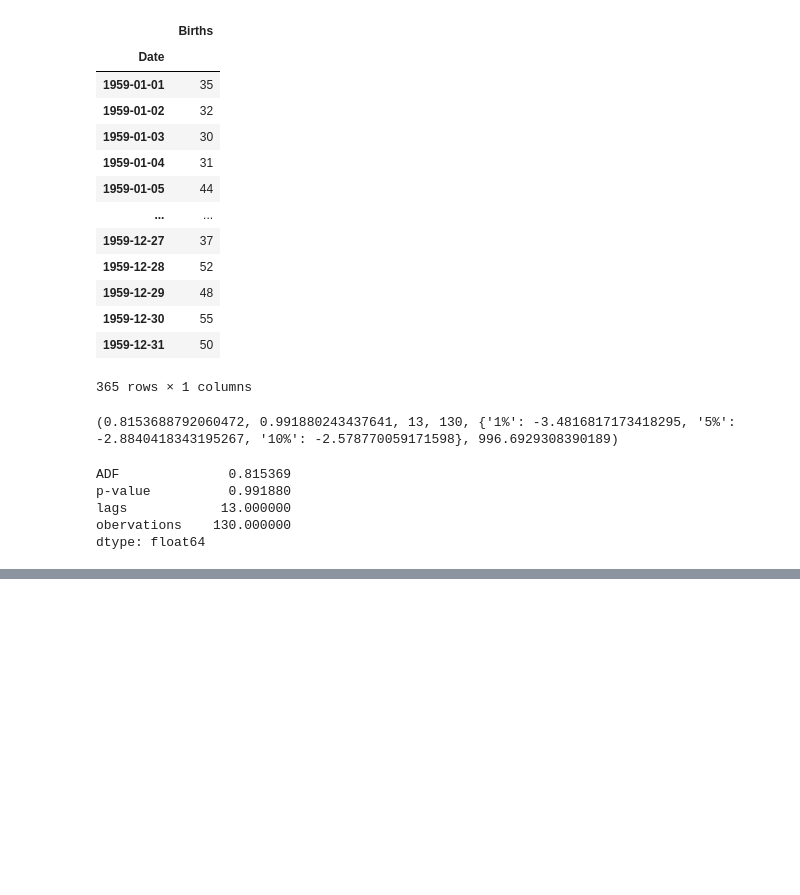
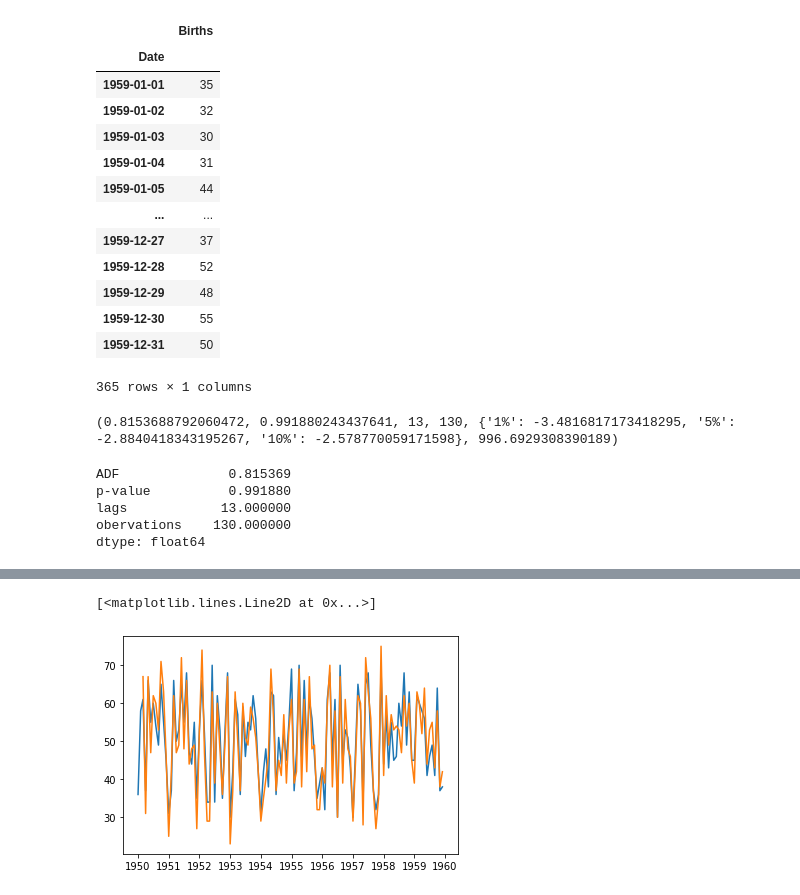
Before and after one commit to kozz84/Udemy, a Jupyter notebook: Time_Series.ipynb, the cells around one changed output, grey strips where cells are left out. Saved outputs shown, nothing was run; the diff lists cells and outputs as text; code cells hidden in the pictures; blank space fills up the shorter version.

```diff
--- a/Time_Series.ipynb
+++ b/Time_Series.ipynb
@@ -869,0 +903,6 @@ dtype: float64
+# %%
+plt.plot(data3[['a']])
+plt.plot(data3[['d']].shift(2))
+# %% [output]
+[<matplotlib.lines.Line2D at 0x...>]
+[figure, added]
```
Also changed, not shown: parts of 18 cells of this notebook.
